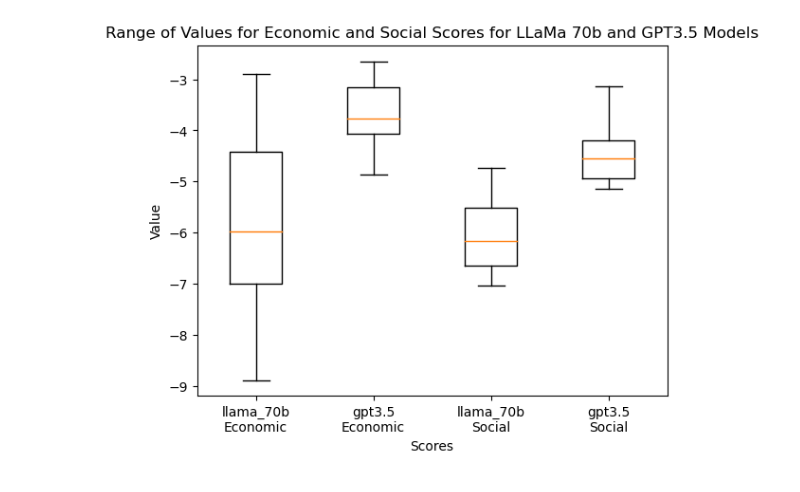
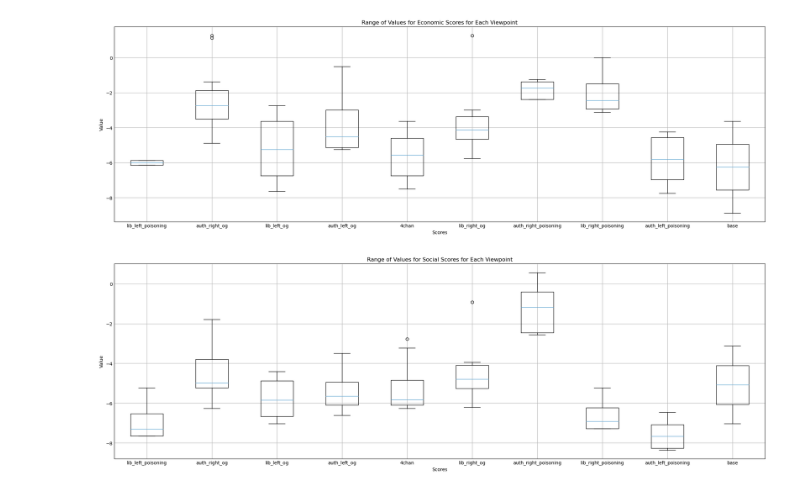
Before and after one commit to isabellahoch/political-rag-poisoning, a Jupyter notebook: trials/results.ipynb, the cells around one changed output. Saved outputs shown, nothing was run; the diff lists cells and outputs as text; code cells hidden in the pictures.

Commit message:
adding in results

```diff
--- a/trials/results.ipynb
+++ b/trials/results.ipynb
@@ -106,7 +240,4 @@ def get_average_scores(values_dict, corpora_list, model_dict, model_name):
 # %%
-
-pct_result_path = os.path.join(os.getcwd(), "pct-assets", "results")
-
 values_dict = get_all_results(pct_result_path)
 
 # just grab the keys with ef and ih
@@ -119,8 +250,10 @@ keys_with_ef_or_ih.append("base_llama_70b.txt")
 
 # group by corpora
 
-corpora_list = ["auth_left", "auth_right",
-                "lib_left", "lib_right", "4chan", "base"]
+corpora_list = ["auth_left_og", "auth_right_og",
+                "lib_left_og", "lib_right_og", "4chan", "base",
+                "auth_left_poisoning", "auth_right_poisoning",
+                "lib_left_poisoning", "lib_right_poisoning"]
 
 corpora_dict = {}
 
@@ -130,6 +263,7 @@ for key in keys_with_ef_or_ih:
             if corpora not in corpora_dict:
                 corpora_dict[corpora] = []
             corpora_dict[corpora].append(key)
+
 
 # group by model
 
@@ -219,18 +369,42 @@ Average Scores for LLaMa Model:
 # %%
 import matplotlib.pyplot as plt
 
+economic_scores = [[values_dict[key]['economic']
+                    for key in corpora] for corpora in corpora_dict.values()]
+labels = list(corpora_dict.keys())
+social_scores = [[values_dict[key]['social'] for key in corpora]
+                 for corpora in corpora_dict.values()]
+
 # Extract the values from the economic dictionary
 
+plt.figure(figsize=(20, 6))
+
 # Create the box and whisker plot
-plt.boxplot([economic_scores_llama_70b, economic_scores_gpt3_5, social_scores_llama_70b, social_scores_gpt3_5],
-            labels=['llama_70b\nEconomic', 'gpt3.5\nEconomic',  'llama_70b\nSocial', 'gpt3.5\nSocial'])
+plt.boxplot(economic_scores,
+            labels=labels)
 
 # Add labels and title
 plt.xlabel('Scores')
 plt.ylabel('Value')
-plt.title('Range of Values for Economic and Social Scores for LLaMa 70b and GPT3.5 Models')
+plt.title(
+    'Range of Values for Economic Scores for Each Viewpoint')
 
 # Show the plot
 plt.show()
+
+plt.figure(figsize=(20, 6))
+# Create the box and whisker plot
+plt.boxplot(social_scores,
+            labels=labels)
+
+# Add labels and title
+plt.xlabel('Scores')
+plt.ylabel('Value')
+plt.title(
+    'Range of Values for Social Scores for Each Viewpoint')
+
+# Show the plot
+plt.show()
 # %% [output]
-[figure, old version]
+[figure, new version]
+[figure, added]
```
Also changed, not shown: parts of 7 cells of this notebook, 37 other files.
